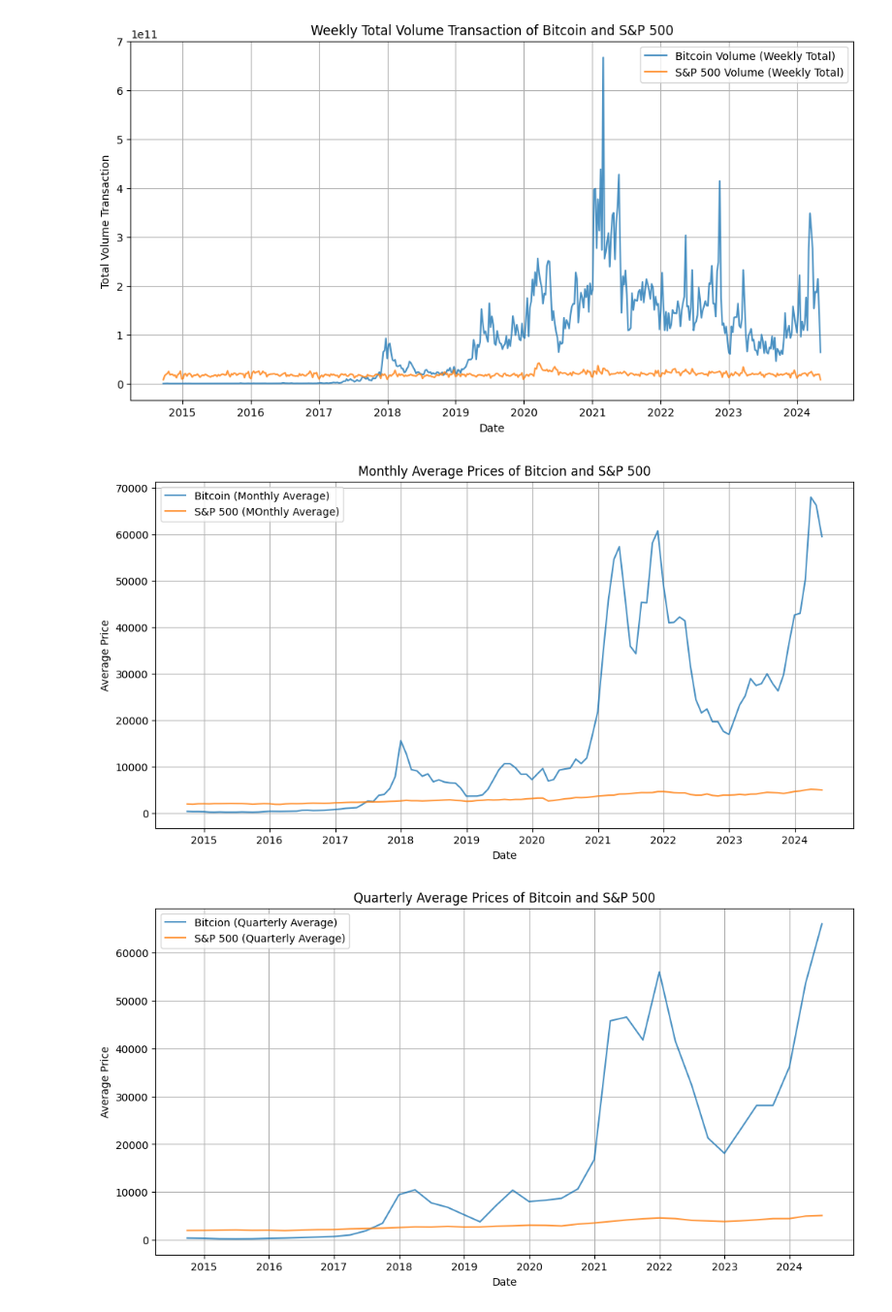
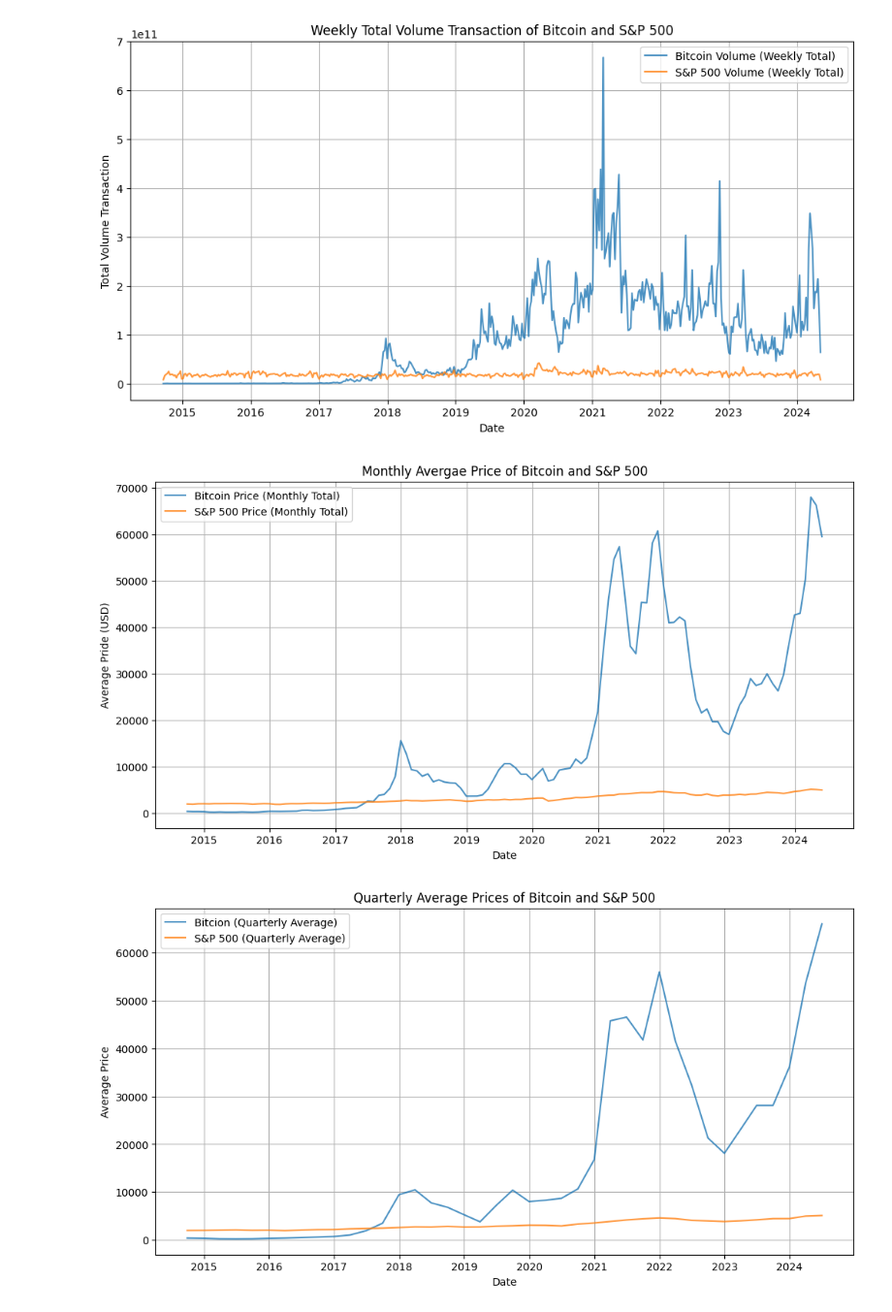
Before and after one commit to AngelDHackerman/BTC-ETH_Data_Analysis, a Jupyter notebook: 4_Temporal_Analysis.ipynb, the cells around one changed output. Shown at 97% size. Drawn from its saved outputs; the diff is of its cells as text; code cells hidden in the pictures.

Commit message:
weekly graph volume

```diff
--- a/4_Temporal_Analysis.ipynb
+++ b/4_Temporal_Analysis.ipynb
@@ -146,19 +146,19 @@ plot_btc_sp500(
 )
 # %% [output]
 [figure]
-# %%
-# Monthly Trend
-plt.figure(figsize=(12, 6))
-plt.plot(monthly_data.index, monthly_data['BTC_Price'], label='Bitcoin (Monthly Average)', alpha=0.8)
-plt.plot(monthly_data.index, monthly_data['SP500_Price'], label='S&P 500 (MOnthly Average)', alpha=0.8)
-plt.title('Monthly Average Prices of Bitcion and S&P 500')
-plt.xlabel('Date')
-plt.ylabel('Average Price')
-plt.legend()
-plt.grid(True)
-plt.show()
-# %% [output]
-[figure, removed]
+# %%
+# Monthly Trend
+plot_btc_sp500(
+  monthly_data,
+  y_column_btc= 'BTC_Price',
+  y_column_sp500= 'SP500_Price',
+  label_btc= 'Bitcoin Price (Monthly Total)',
+  label_sp500= 'S&P 500 Price (Monthly Total)',
+  title= 'Monthly Avergae Price of Bitcoin and S&P 500',
+  ylabel= 'Average Pride (USD)'
+)
+# %% [output]
+[figure, added]
 # %%
 # Quarterly trend
 plt.figure(figsize=(12, 6))
```
